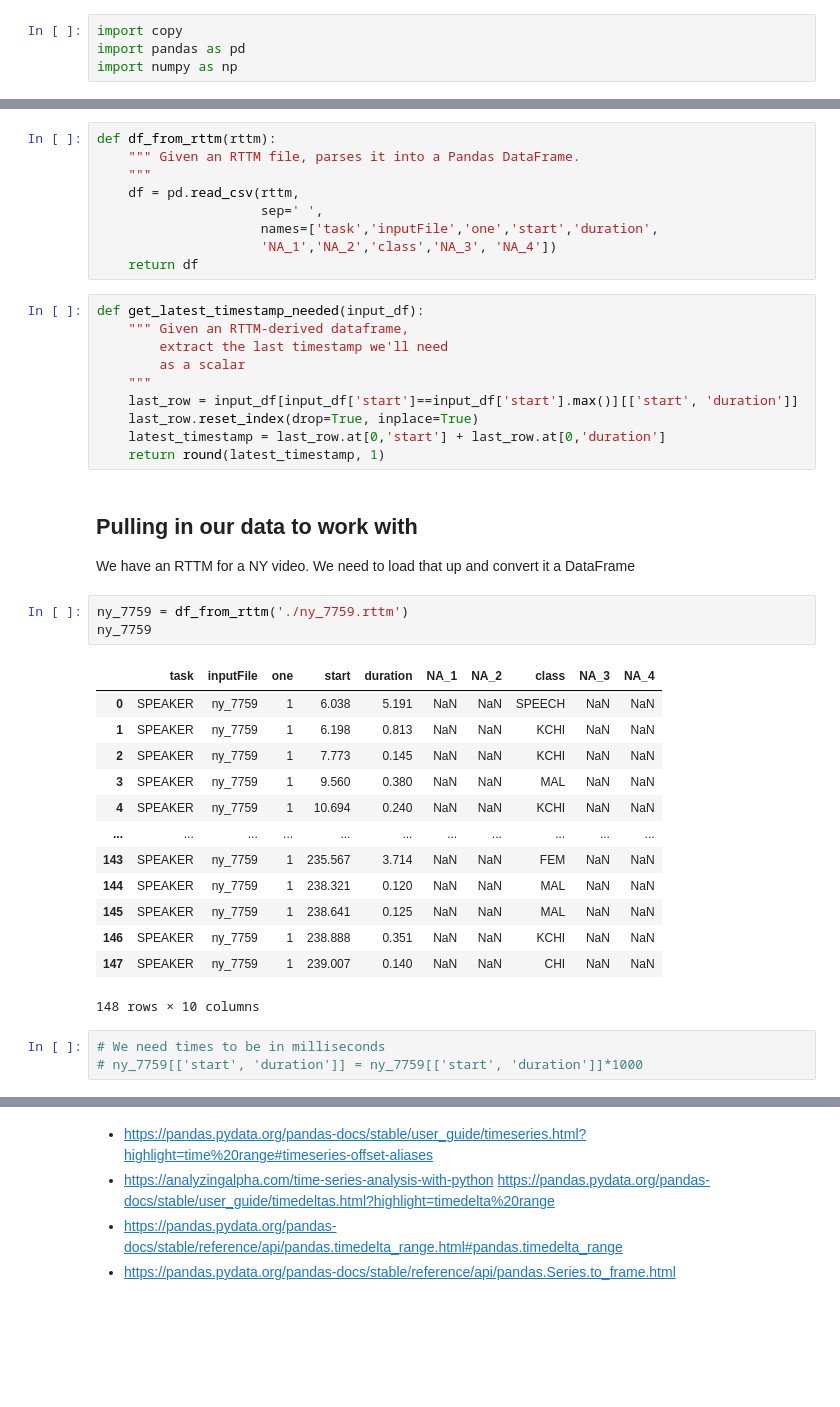
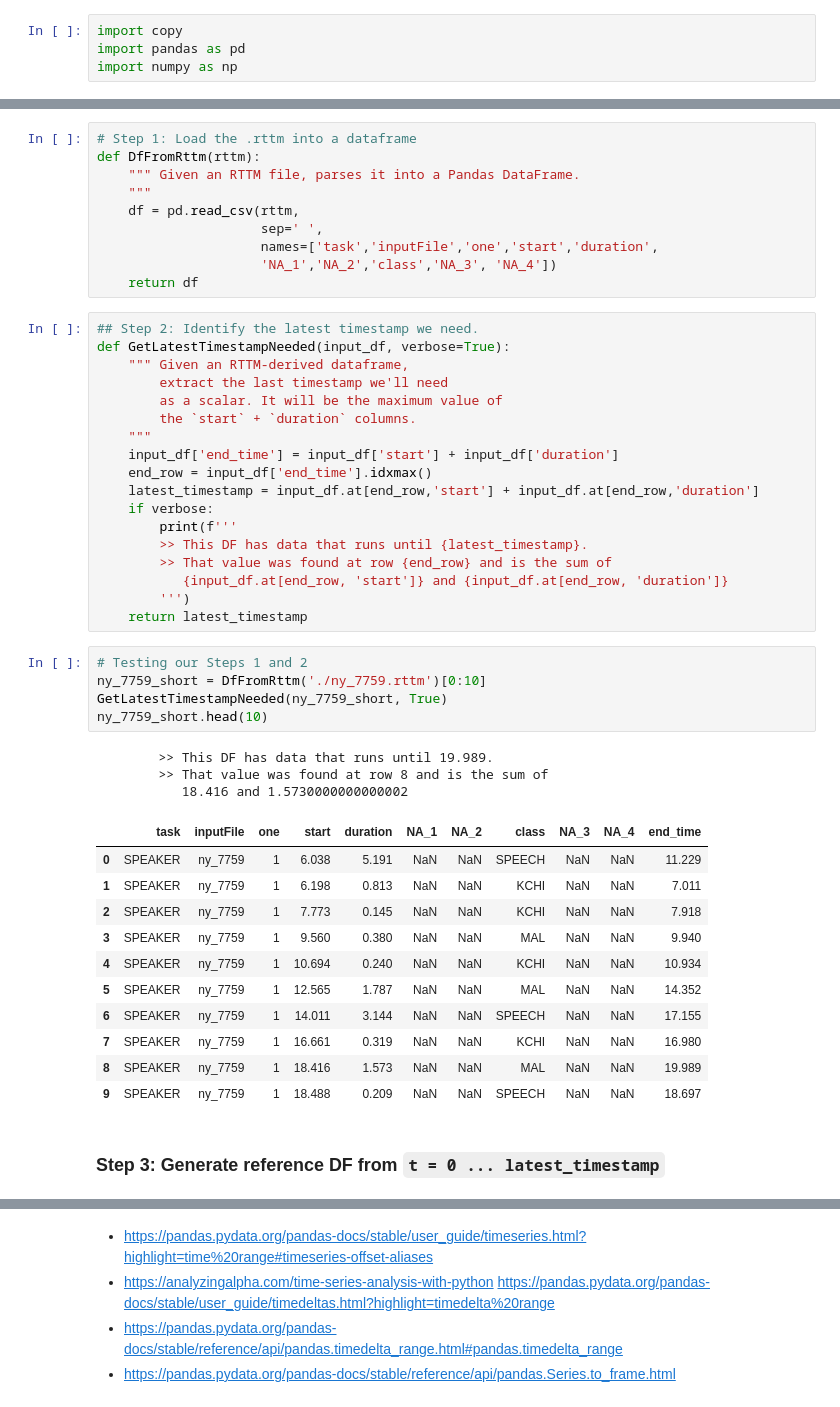
Before and after one commit to raybuhr/teacherprints, a Jupyter notebook: millisecond_index.ipynb, the cells around one changed output, grey strips where cells are left out. Cells and saved outputs as stored; diff of their text form; blank space fills up the shorter version.

```diff
--- a/millisecond_index.ipynb
+++ b/millisecond_index.ipynb
@@ -60,5 +87,6 @@ def rttm_to_utterance_indexed_speaker_activity(df, outfile=None):
 # %%
-def df_from_rttm(rttm):
+# Step 1: Load the .rttm into a dataframe
+def DfFromRttm(rttm):
     """ Given an RTTM file, parses it into a Pandas DataFrame.
     """
     df = pd.read_csv(rttm,
@@ -66,36 +94,43 @@ def df_from_rttm(rttm):
                      names=['task','inputFile','one','start','duration',
                      'NA_1','NA_2','class','NA_3', 'NA_4'])
     return df
-# %%
-def get_latest_timestamp_needed(input_df):
-    """ Given an RTTM-derived dataframe,
-        extract the last timestamp we'll need
-        as a scalar
-    """
-    last_row = input_df[input_df['start']==input_df['start'].max()][['start', 'duration']]
-    last_row.reset_index(drop=True, inplace=True)
-    latest_timestamp = last_row.at[0,'start'] + last_row.at[0,'duration']
-    return round(latest_timestamp, 1)
-# %% [markdown]
-## Pulling in our data to work with
-We have an RTTM for a NY video. We need to load that up and convert it a DataFrame
-# %%
-ny_7759 = df_from_rttm('./ny_7759.rttm')
-ny_7759
-# %% [output]
-|  | task | inputFile | one | start | duration | NA_1 | NA_2 | class | NA_3 | NA_4 |
-| 0 | SPEAKER | ny_7759 | 1 | 6.038 | 5.191 | NaN | NaN | SPEECH | NaN | NaN |
-| 1 | SPEAKER | ny_7759 | 1 | 6.198 | 0.813 | NaN | NaN | KCHI | NaN | NaN |
-| 2 | SPEAKER | ny_7759 | 1 | 7.773 | 0.145 | NaN | NaN | KCHI | NaN | NaN |
-| 3 | SPEAKER | ny_7759 | 1 | 9.560 | 0.380 | NaN | NaN | MAL | NaN | NaN |
-| 4 | SPEAKER | ny_7759 | 1 | 10.694 | 0.240 | NaN | NaN | KCHI | NaN | NaN |
-| ... | ... | ... | ... | ... | ... | ... | ... | ... | ... | ... |
-| 143 | SPEAKER | ny_7759 | 1 | 235.567 | 3.714 | NaN | NaN | FEM | NaN | NaN |
-| 144 | SPEAKER | ny_7759 | 1 | 238.321 | 0.120 | NaN | NaN | MAL | NaN | NaN |
-| 145 | SPEAKER | ny_7759 | 1 | 238.641 | 0.125 | NaN | NaN | MAL | NaN | NaN |
-| 146 | SPEAKER | ny_7759 | 1 | 238.888 | 0.351 | NaN | NaN | KCHI | NaN | NaN |
-| 147 | SPEAKER | ny_7759 | 1 | 239.007 | 0.140 | NaN | NaN | CHI | NaN | NaN |
-148 rows × 10 columns
-# %%
-# We need times to be in milliseconds
-# ny_7759[['start', 'duration']] = ny_7759[['start', 'duration']]*1000
+# %%
+## Step 2: Identify the latest timestamp we need.
+def GetLatestTimestampNeeded(input_df, verbose=True):
+    """ Given an RTTM-derived dataframe,
+        extract the last timestamp we'll need
+        as a scalar. It will be the maximum value of
+        the `start` + `duration` columns.
+    """
+    input_df['end_time'] = input_df['start'] + input_df['duration']
+    end_row = input_df['end_time'].idxmax()
+    latest_timestamp = input_df.at[end_row,'start'] + input_df.at[end_row,'duration']
+    if verbose:
+        print(f'''
+        >> This DF has data that runs until {latest_timestamp}.
+        >> That value was found at row {end_row} and is the sum of
+           {input_df.at[end_row, 'start']} and {input_df.at[end_row, 'duration']}
+        ''')
+    return latest_timestamp
+# %%
+# Testing our Steps 1 and 2
+ny_7759_short = DfFromRttm('./ny_7759.rttm')[0:10]
+GetLatestTimestampNeeded(ny_7759_short, True)
+ny_7759_short.head(10)
+# %% [output]
+        >> This DF has data that runs until 19.989.
+        >> That value was found at row 8 and is the sum of
+           18.416 and 1.5730000000000002
+|  | task | inputFile | one | start | duration | NA_1 | NA_2 | class | NA_3 | NA_4 | end_time |
+| 0 | SPEAKER | ny_7759 | 1 | 6.038 | 5.191 | NaN | NaN | SPEECH | NaN | NaN | 11.229 |
+| 1 | SPEAKER | ny_7759 | 1 | 6.198 | 0.813 | NaN | NaN | KCHI | NaN | NaN | 7.011 |
+| 2 | SPEAKER | ny_7759 | 1 | 7.773 | 0.145 | NaN | NaN | KCHI | NaN | NaN | 7.918 |
+| 3 | SPEAKER | ny_7759 | 1 | 9.560 | 0.380 | NaN | NaN | MAL | NaN | NaN | 9.940 |
+| 4 | SPEAKER | ny_7759 | 1 | 10.694 | 0.240 | NaN | NaN | KCHI | NaN | NaN | 10.934 |
+| 5 | SPEAKER | ny_7759 | 1 | 12.565 | 1.787 | NaN | NaN | MAL | NaN | NaN | 14.352 |
+| 6 | SPEAKER | ny_7759 | 1 | 14.011 | 3.144 | NaN | NaN | SPEECH | NaN | NaN | 17.155 |
+| 7 | SPEAKER | ny_7759 | 1 | 16.661 | 0.319 | NaN | NaN | KCHI | NaN | NaN | 16.980 |
+| 8 | SPEAKER | ny_7759 | 1 | 18.416 | 1.573 | NaN | NaN | MAL | NaN | NaN | 19.989 |
+| 9 | SPEAKER | ny_7759 | 1 | 18.488 | 0.209 | NaN | NaN | SPEECH | NaN | NaN | 18.697 |
+# %% [markdown]
+### Step 3: Generate reference DF from `t = 0 ... latest_timestamp`
```
Also changed, not shown: parts of 28 cells of this notebook.
